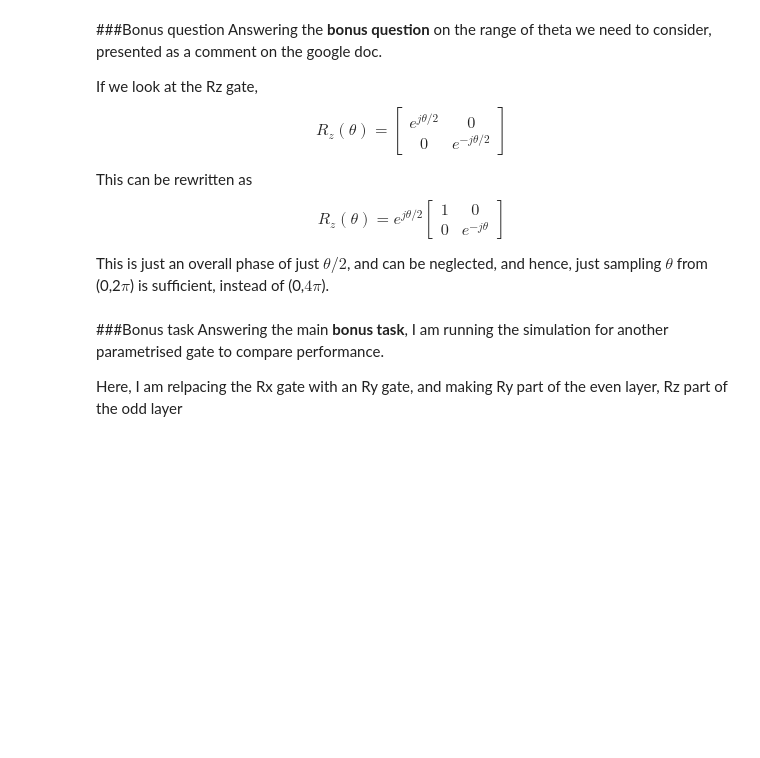
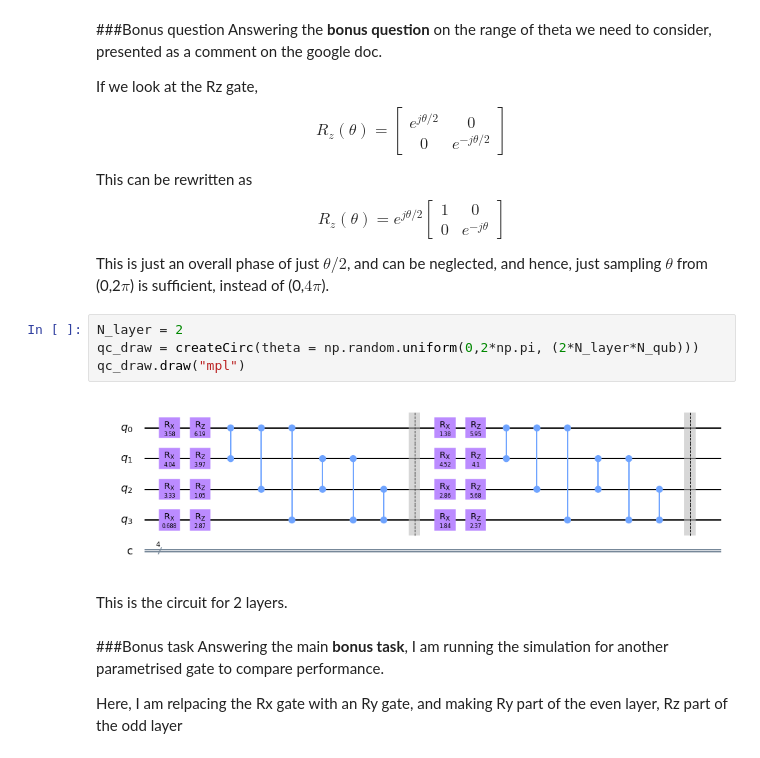
Before and after one commit to parsidd/screening_tasks_qosf, a Jupyter notebook: vighnesh/q1.ipynb, the cells around one changed output. Cells and saved outputs as stored; diff of their text form; blank space fills up the shorter version.

```diff
--- a/vighnesh/q1.ipynb
+++ b/vighnesh/q1.ipynb
@@ -157,6 +158,14 @@ R_z(\theta) = e^{j\theta/2}\begin{bmatrix}
 $$
 
 This is just an overall phase of just $\theta/2$, and can be neglected, and hence, just sampling $\theta$ from (0,2$\pi$) is sufficient, instead of (0,$4\pi$).
+# %%
+N_layer = 2
+qc_draw = createCirc(theta = np.random.uniform(0,2*np.pi, (2*N_layer*N_qub)))
+qc_draw.draw("mpl")
+# %% [output]
+[figure, added]
+# %% [markdown]
+This is the circuit for 2 layers.
 # %% [markdown]
 ###Bonus task
 Answering the main **bonus task**, I am running the simulation for another parametrised gate to compare performance.
```
Also changed, not shown: parts of 7 cells of this notebook.
